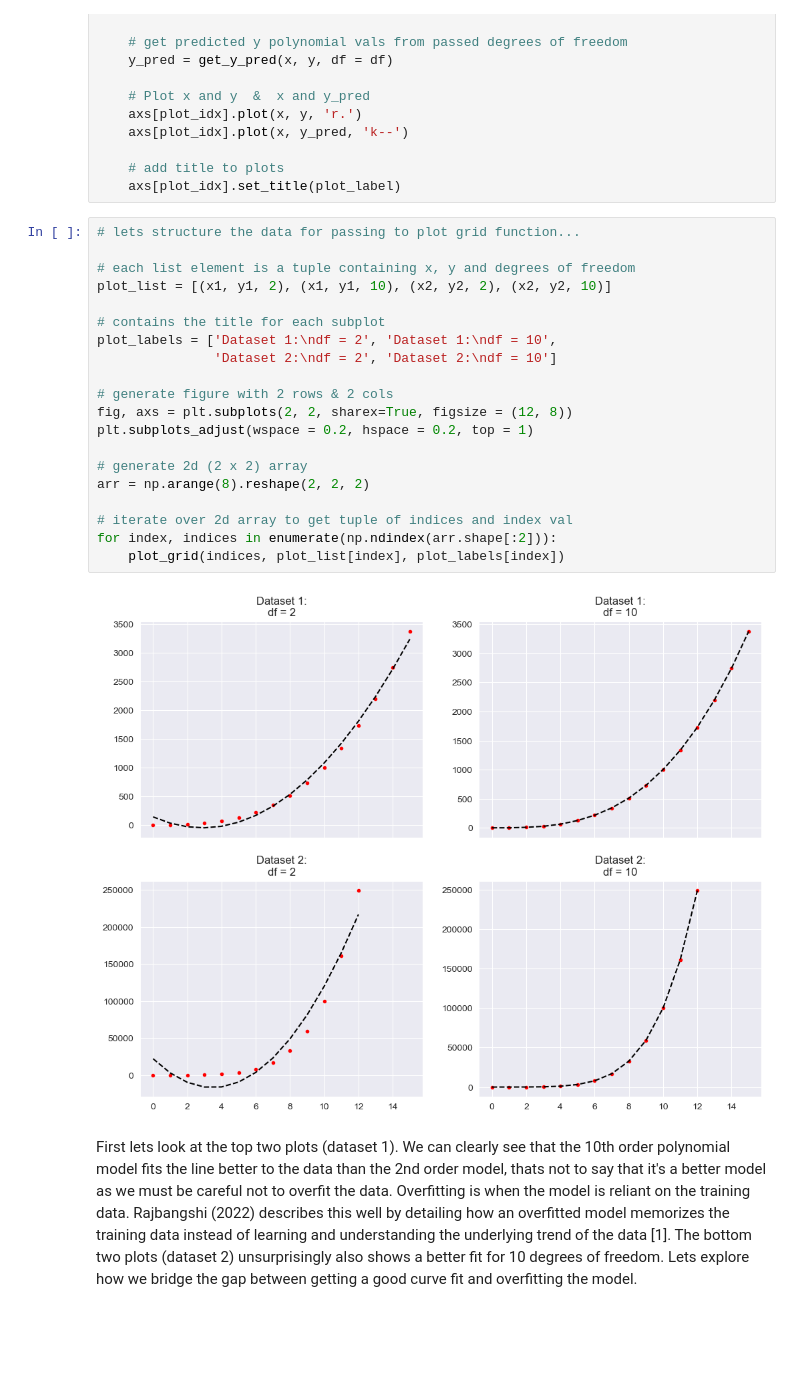
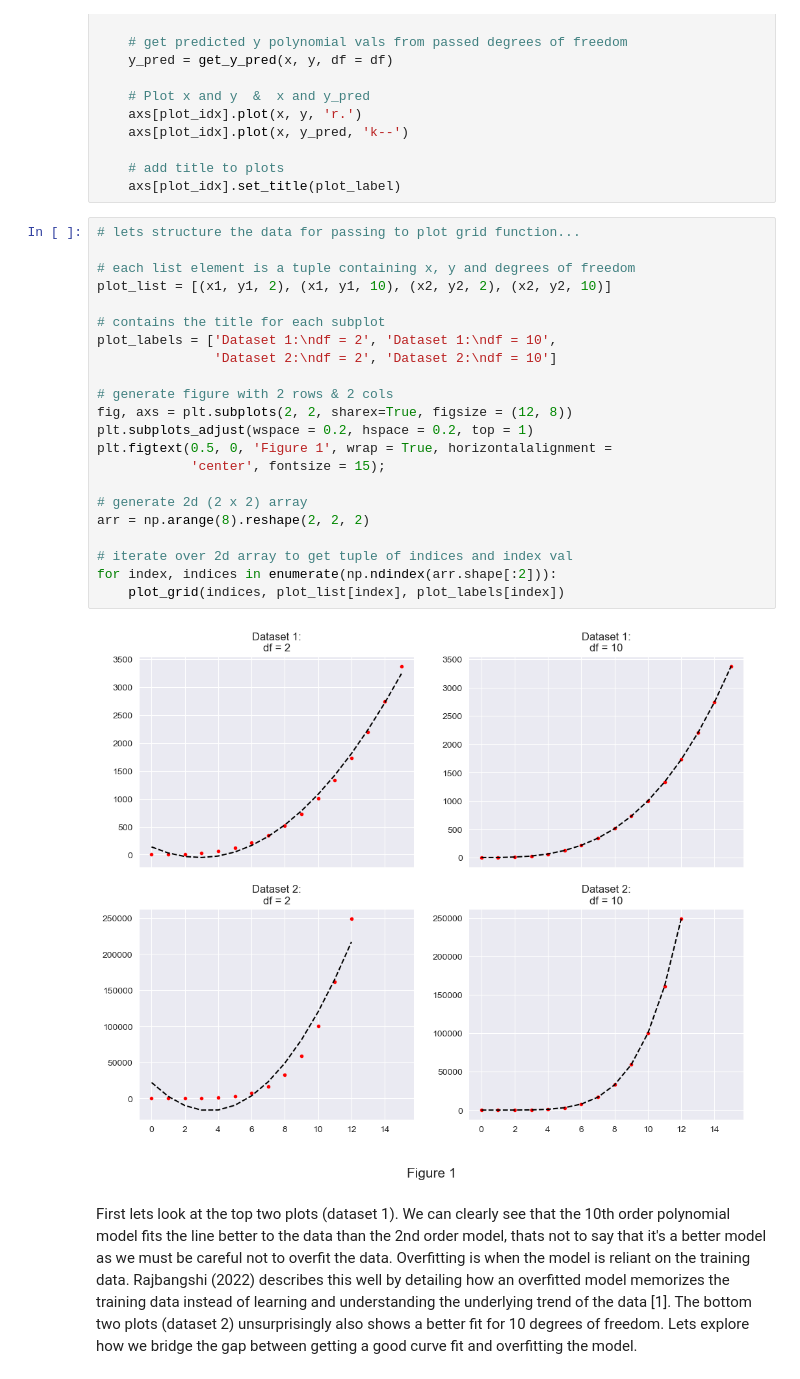
Before and after one commit to CiaranMoran27/machstat-assessment, a Jupyter notebook: practicals/03-parameters-part1-exercise.ipynb, the cells around one changed output. Cells and saved outputs as stored; diff of their text form; blank space fills up the shorter version.

```diff
--- a/practicals/03-parameters-part1-exercise.ipynb
+++ b/practicals/03-parameters-part1-exercise.ipynb
@@ -84,24 +91,26 @@ def plot_grid(plot_idx, plot_data, plot_label):
 # %%
 # lets structure the data for passing to plot grid function...
 
 # each list element is a tuple containing x, y and degrees of freedom
 plot_list = [(x1, y1, 2), (x1, y1, 10), (x2, y2, 2), (x2, y2, 10)]
 
 # contains the title for each subplot
 plot_labels = ['Dataset 1:\ndf = 2', 'Dataset 1:\ndf = 10',
                'Dataset 2:\ndf = 2', 'Dataset 2:\ndf = 10']
 
 # generate figure with 2 rows & 2 cols
 fig, axs = plt.subplots(2, 2, sharex=True, figsize = (12, 8))
 plt.subplots_adjust(wspace = 0.2, hspace = 0.2, top = 1)
+plt.figtext(0.5, 0, 'Figure 1', wrap = True, horizontalalignment =
+            'center', fontsize = 15);
 
 # generate 2d (2 x 2) array
 arr = np.arange(8).reshape(2, 2, 2)
 
 # iterate over 2d array to get tuple of indices and index val
 for index, indices in enumerate(np.ndindex(arr.shape[:2])):
     plot_grid(indices, plot_list[index], plot_labels[index])
 # %% [output]
-[figure, old version]
+[figure, new version]
 # %% [markdown]
 First lets look at the top two plots (dataset 1). We can clearly see that the 10th order polynomial model fits the line better to the data than the 2nd order model, thats not to say that it's a better model as we must be careful not to overfit the data. Overfitting is when the model is reliant on the training data. Rajbangshi (2022) describes this well by detailing how an overfitted model memorizes the training data instead of learning and understanding the underlying trend of the data [1]. The bottom two plots (dataset 2) unsurprisingly also shows a better fit for 10 degrees of freedom. Lets explore how we bridge the gap between getting a good curve fit and overfitting the model.
```
Also changed, not shown: parts of 9 cells of this notebook.
